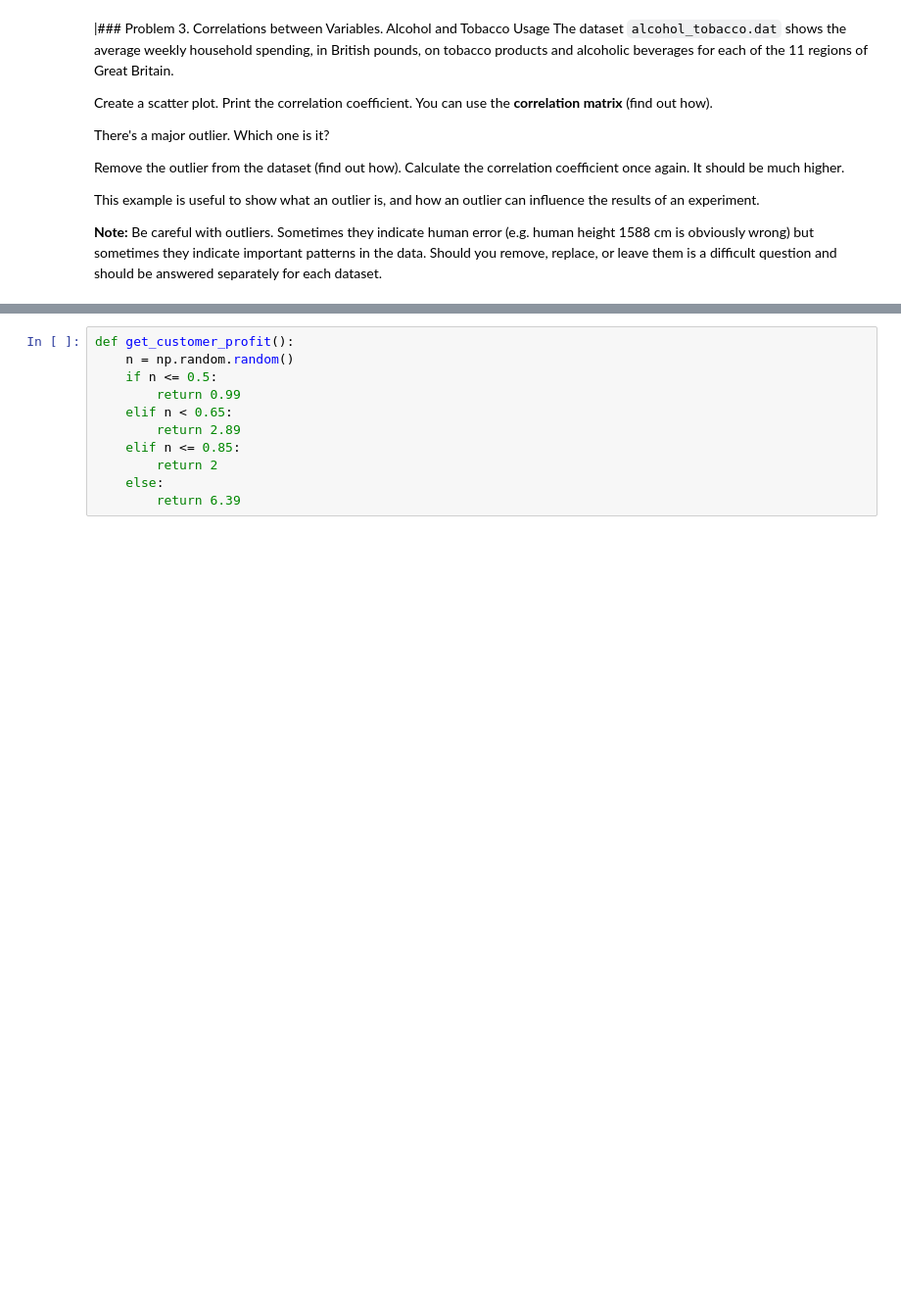
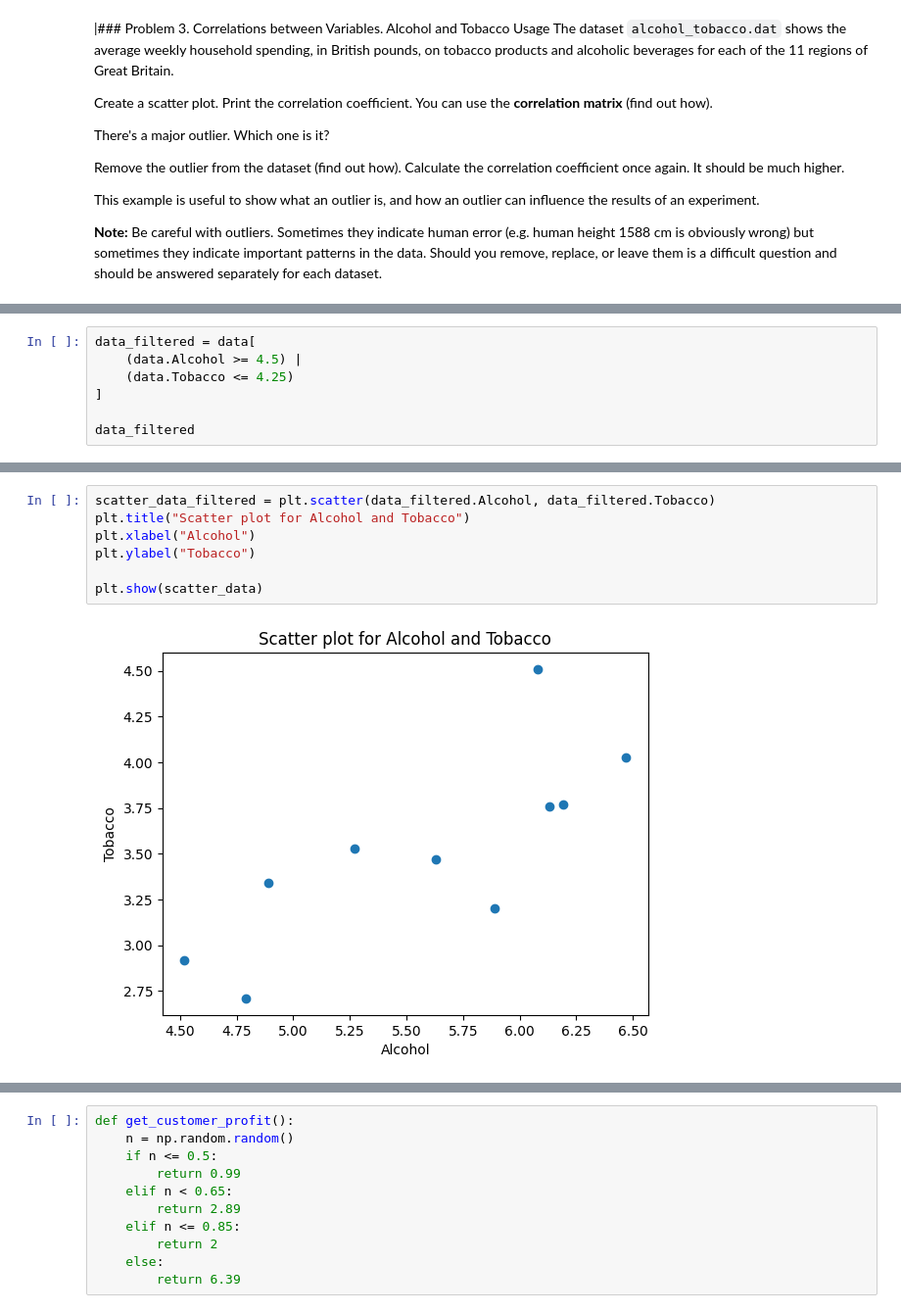
Before and after one commit to plamensve/Math-Concepts, a Jupyter notebook: 06-Statistic/EXERCISE/Statistics Exercise.ipynb, the cells around one changed output, grey strips where cells are left out. Shown at 98% size. Saved outputs shown, nothing was run; the diff lists cells and outputs as text; blank space fills up the shorter version.

```diff
--- a/06-Statistic/EXERCISE/Statistics Exercise.ipynb
+++ b/06-Statistic/EXERCISE/Statistics Exercise.ipynb
@@ -241,0 +274,7 @@ This example is useful to show what an outlier is, and how an outlier can influe
+# %%
+data_filtered = data[
+    (data.Alcohol >= 4.5) |
+    (data.Tobacco <= 4.25)
+]
+
+data_filtered
@@ -241,0 +293,9 @@ This example is useful to show what an outlier is, and how an outlier can influe
+# %%
+scatter_data_filtered = plt.scatter(data_filtered.Alcohol, data_filtered.Tobacco)
+plt.title("Scatter plot for Alcohol and Tobacco")
+plt.xlabel("Alcohol")
+plt.ylabel("Tobacco")
+
+plt.show(scatter_data)
+# %% [output]
+[figure, added]
```
Also changed, not shown: parts of 11 cells of this notebook.
